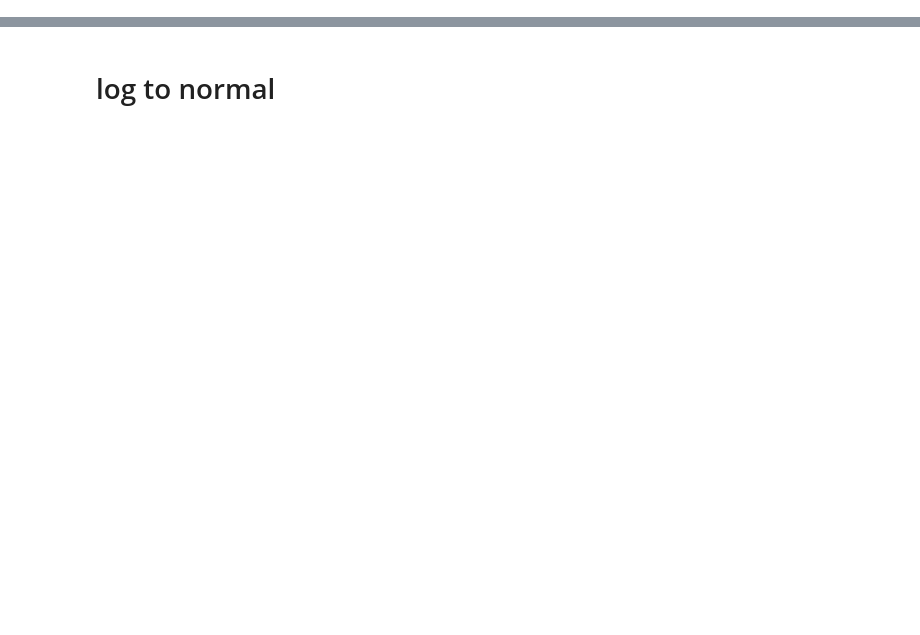
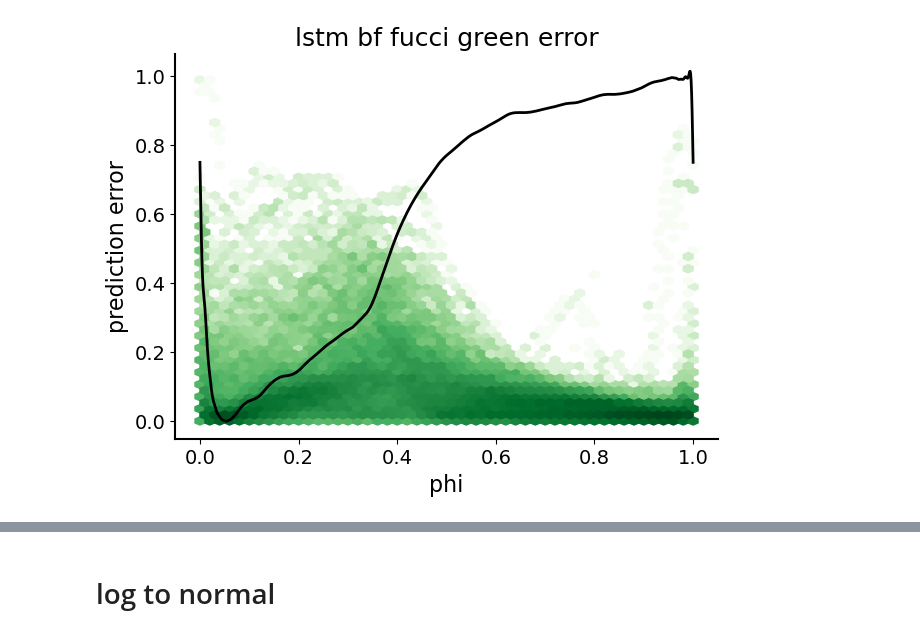
Before and after one commit to louisleger/cell-cycle, a Jupyter notebook: nb_result_analysis/res1.ipynb, the cells around one changed output, grey strips where cells are left out. Saved outputs shown, nothing was run; the diff lists cells and outputs as text; code cells hidden in the pictures; blank space fills up the shorter version.

```diff
--- a/nb_result_analysis/res1.ipynb
+++ b/nb_result_analysis/res1.ipynb
@@ -137,0 +145,11 @@ sns.kdeplot(data=df, x="tau", y="error_r", hue="fucci", fill=True)
+# %%
+# density plot taus VS errors_g
+
+plt.plot(vanilla_tau, vanilla_track[:, 0], color="black")
+plt.hexbin(taus_unrolled, errors_g_unrolled, gridsize=50, cmap="Greens", bins="log")
+plt.xlabel("phi")
+plt.ylabel("prediction error")
+plt.title(f"{head} {modality} fucci green error")
+plt.show()
+# %% [output]
+[figure, added]
```
Also changed, not shown: parts of 12 cells of this notebook, 3 other files.
